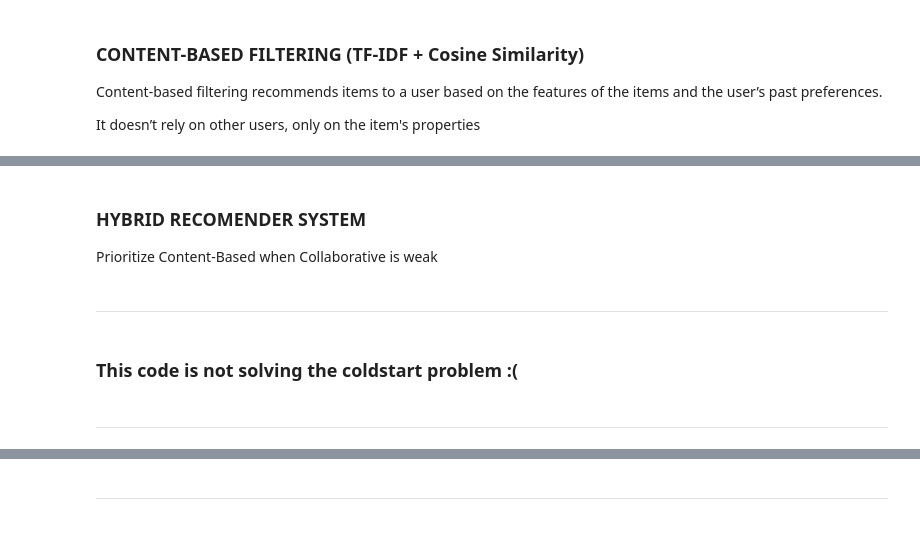
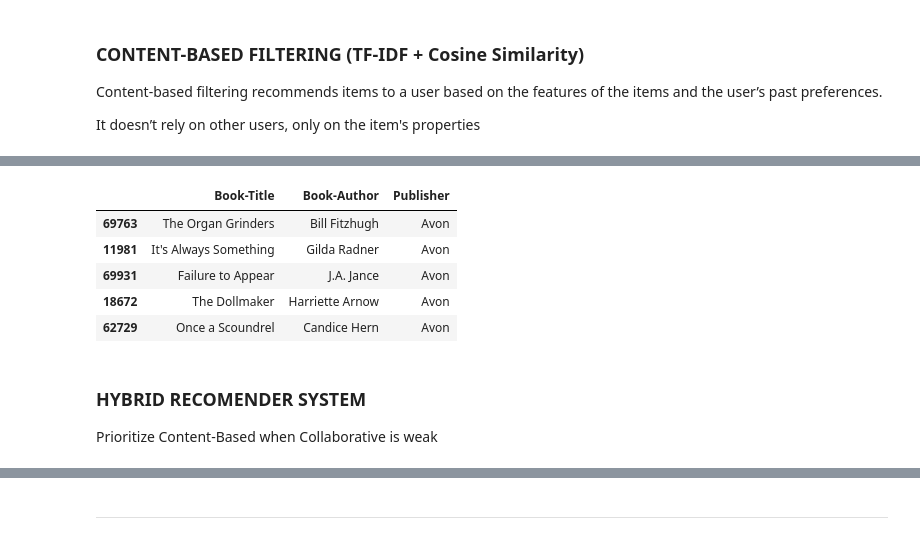
Before and after one commit to ruth-kitasi/Online-Book-Recommender-System, a Jupyter notebook: Index.ipynb, the cells around one changed output, grey strips where cells are left out. Drawn from its saved outputs; the diff is of its cells as text; code cells hidden in the pictures.

Commit message:
enhancing modeling section

```diff
--- a/Index.ipynb
+++ b/Index.ipynb
@@ -533,10 +534,3 @@ fig.show()
 Since I am to create a collaborative filtering with SVD,I will proceed and drop ows where rating was zero.
 
 This is mailny because standard collaborative filtering methods like SVD, NMF, or user-item matrix factorization `will not work properly` if you keep rows where Book-Rating == 0.
-# %%
-#dropping rows where rating is 0
-
-library_df = library_df[library_df["Book-Rating"] != 0].copy()
-
-#checking for the shape of the new library dataset.
-library_df.shape
@@ -582,0 +570,2 @@ RMSE: 1.6342
+# %%
+merged_df = library_df.copy()
@@ -830,10 +849,54 @@ print(recommended_books)
+# %%
+import re
+
+# Step 1: Clean titles by removing "A Novel" (with or without colon)
+def clean_title(title):
+    title = re.sub(r':?\s*A Novel\b', '', title, flags=re.IGNORECASE)
+    return title.strip()
+
+# Step 2: Prepare metadata
+content_model_data = books_df[['Book-Title', 'Book-Author', 'Publisher']].copy()
+
+# Step 3: Apply title cleaning
+content_model_data['Clean-Title'] = content_model_data['Book-Title'].fillna('').apply(clean_title)
+
+# Step 4: Combine metadata fields
+content_model_data['content'] = (
+    content_model_data['Clean-Title'].fillna('') + ' ' +
+    content_model_data['Book-Author'].fillna('') + ' ' +
+    content_model_data['Publisher'].fillna('')
+)
+
+# Step 5: Apply TF-IDF vectorization
+from sklearn.feature_extraction.text import TfidfVectorizer
+from sklearn.metrics.pairwise import cosine_similarity
+
+tfidf_vectorizer = TfidfVectorizer(stop_words='english', max_features=5000)
+tfidf_matrix = tfidf_vectorizer.fit_transform(content_model_data['content'])
+
+# Step 6: Define function to recommend similar books based on content
+def recommend_books_content(title, n=5):
+    clean_input_title = clean_title(title)
+    try:
+        idx = content_model_data[content_model_data['Clean-Title'].str.lower() == clean_input_title.lower()].index[0]
+    except IndexError:
+        return f"No book found with title: {title}"
+
+    sim_scores = cosine_similarity(tfidf_matrix[idx], tfidf_matrix).flatten()
+    similar_indices = sim_scores.argsort()[::-1][1:n+1]
+
+    return content_model_data.iloc[similar_indices][['Book-Title', 'Book-Author', 'Publisher']]
+
+# Step 7: Example usage
+recommend_books_content("The Dollmaker")
+# %% [output]
+|  | Book-Title | Book-Author | Publisher |
+| 69763 | The Organ Grinders | Bill Fitzhugh | Avon |
+| 11981 | It's Always Something | Gilda Radner | Avon |
+| 69931 | Failure to Appear | J.A. Jance | Avon |
+| 18672 | The Dollmaker | Harriette Arnow | Avon |
+| 62729 | Once a Scoundrel | Candice Hern | Avon |
 # %% [markdown]
 ### HYBRID RECOMENDER SYSTEM
 
 Prioritize Content-Based when Collaborative is weak
-# %% [markdown]
----------------------------------------------------------------------------------------------------------------------------------------------------
-# %% [markdown]
-### This code is not solving the coldstart problem :(
-# %% [markdown]
---------------------------------------------------------------------------------------------------------------------------------------------
```
Also changed, not shown: parts of 25 cells of this notebook.
